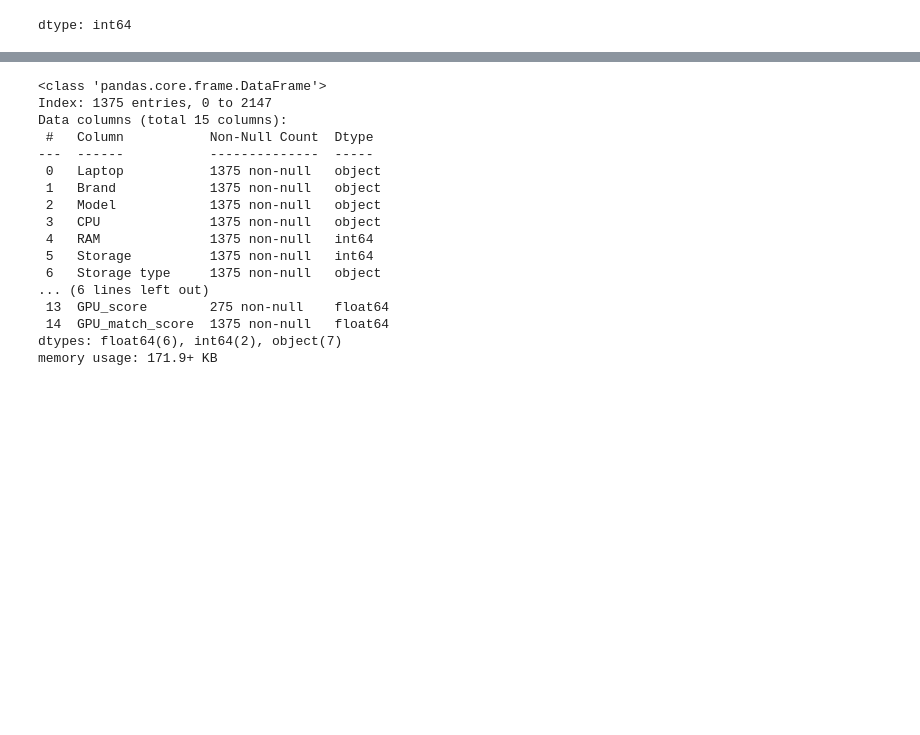
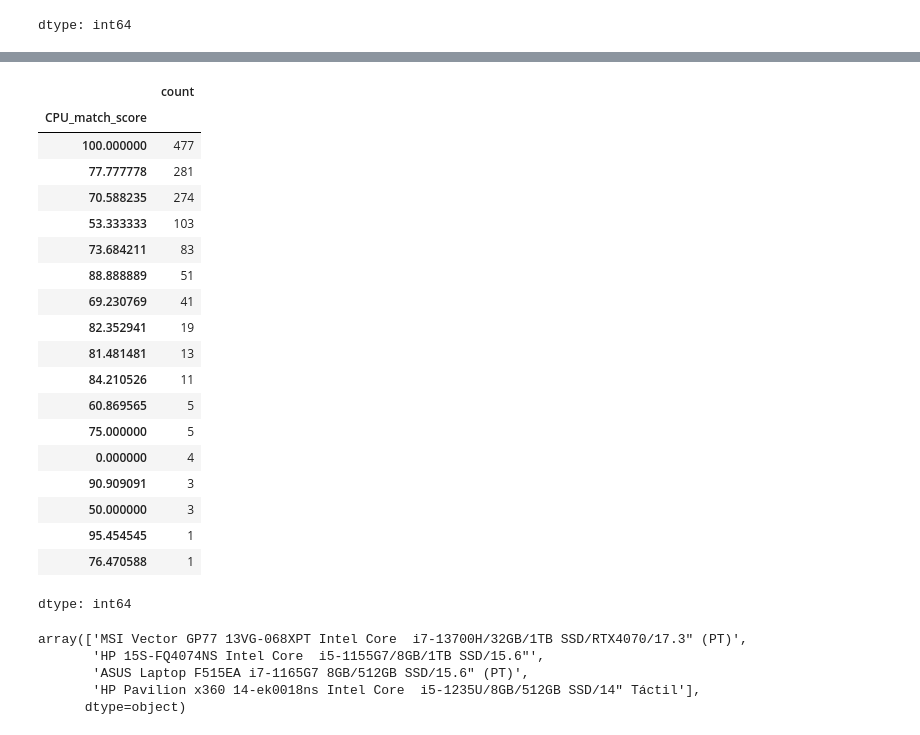
Before and after one commit to f2rra/lappick-ml, a Jupyter notebook: notebooks/exploratory-data-analysis.ipynb, the cells around one changed output, grey strips where cells are left out. Cells and saved outputs as stored; diff of their text form; code cells hidden in the pictures; blank space fills up the shorter version.

Commit message:
cleaning cpu score

```diff
--- a/notebooks/exploratory-data-analysis.ipynb
+++ b/notebooks/exploratory-data-analysis.ipynb
@@ -372,9 +373,9 @@ array(['MSI Pulse 15 B13VFK-448XES Intel Core i9-13900H/32GB/1TB SSD/RTX 4060/15
 # %%
 # regex untuk menangkap nama CPU
-pattern = r"(Intel Core i9-[a-zA-Z0-9]+)"
+pattern = r"(Intel Core i\d-[a-zA-Z0-9]+)"
 
-# 1. Pilih baris yang memiliki CPU_match_score == 40
-filter_baris = (result['CPU_match_score'] == 40)
+# 1. Pilih baris yang memiliki CPU_match_score < 50
+filter_baris = (result['CPU_match_score'] < 50)
 
 # 2. Ekstrak nilai CPU dari kolom 'Laptop' untuk baris yang difilter
 nilai_cpu_baru = result[filter_baris]['Laptop'].str.extract(pattern, expand=False)
@@ -405,22 +406,33 @@ result[result['CPU_match_score']==40]
-# %%
-result = merge_benchmark(result, cpu_df, gpu_df, threshold=80)
-# %%
-result.info()
-# %% [output]
-<class 'pandas.core.frame.DataFrame'>
-Index: 1375 entries, 0 to 2147
-Data columns (total 15 columns):
- #   Column           Non-Null Count  Dtype
----  ------           --------------  -----
- 0   Laptop           1375 non-null   object
- 1   Brand            1375 non-null   object
- 2   Model            1375 non-null   object
- 3   CPU              1375 non-null   object
- 4   RAM              1375 non-null   int64
- 5   Storage          1375 non-null   int64
- 6   Storage type     1375 non-null   object
-... (6 lines left out)
- 13  GPU_score        275 non-null    float64
- 14  GPU_match_score  1375 non-null   float64
-dtypes: float64(6), int64(2), object(7)
-memory usage: 171.9+ KB
+# %%
+result[result['CPU_match_score']<50] = merge_benchmark(result[result['CPU_match_score']<50], cpu_df, gpu_df, threshold=50)
+# %%
+result['CPU_match_score'].value_counts()
+# %% [output]
+|  | count |
+| CPU_match_score |  |
+| 100.000000 | 477 |
+| 77.777778 | 281 |
+| 70.588235 | 274 |
+| 53.333333 | 103 |
+| 73.684211 | 83 |
+| 88.888889 | 51 |
+| 69.230769 | 41 |
+| 82.352941 | 19 |
+| 81.481481 | 13 |
+| 84.210526 | 11 |
+| 60.869565 | 5 |
+| 75.000000 | 5 |
+| 0.000000 | 4 |
+| 90.909091 | 3 |
+| 50.000000 | 3 |
+| 95.454545 | 1 |
+| 76.470588 | 1 |
+dtype: int64
+# %%
+result[result['CPU_match_score']==0].Laptop.unique()
+# %% [output]
+array(['MSI Vector GP77 13VG-068XPT Intel Core  i7-13700H/32GB/1TB SSD/RTX4070/17.3" (PT)',
+       'HP 15S-FQ4074NS Intel Core  i5-1155G7/8GB/1TB SSD/15.6"',
+       'ASUS Laptop F515EA i7-1165G7 8GB/512GB SSD/15.6" (PT)',
+       'HP Pavilion x360 14-ek0018ns Intel Core  i5-1235U/8GB/512GB SSD/14" Táctil'],
+      dtype=object)
```
Also changed, not shown: parts of 14 cells of this notebook.
